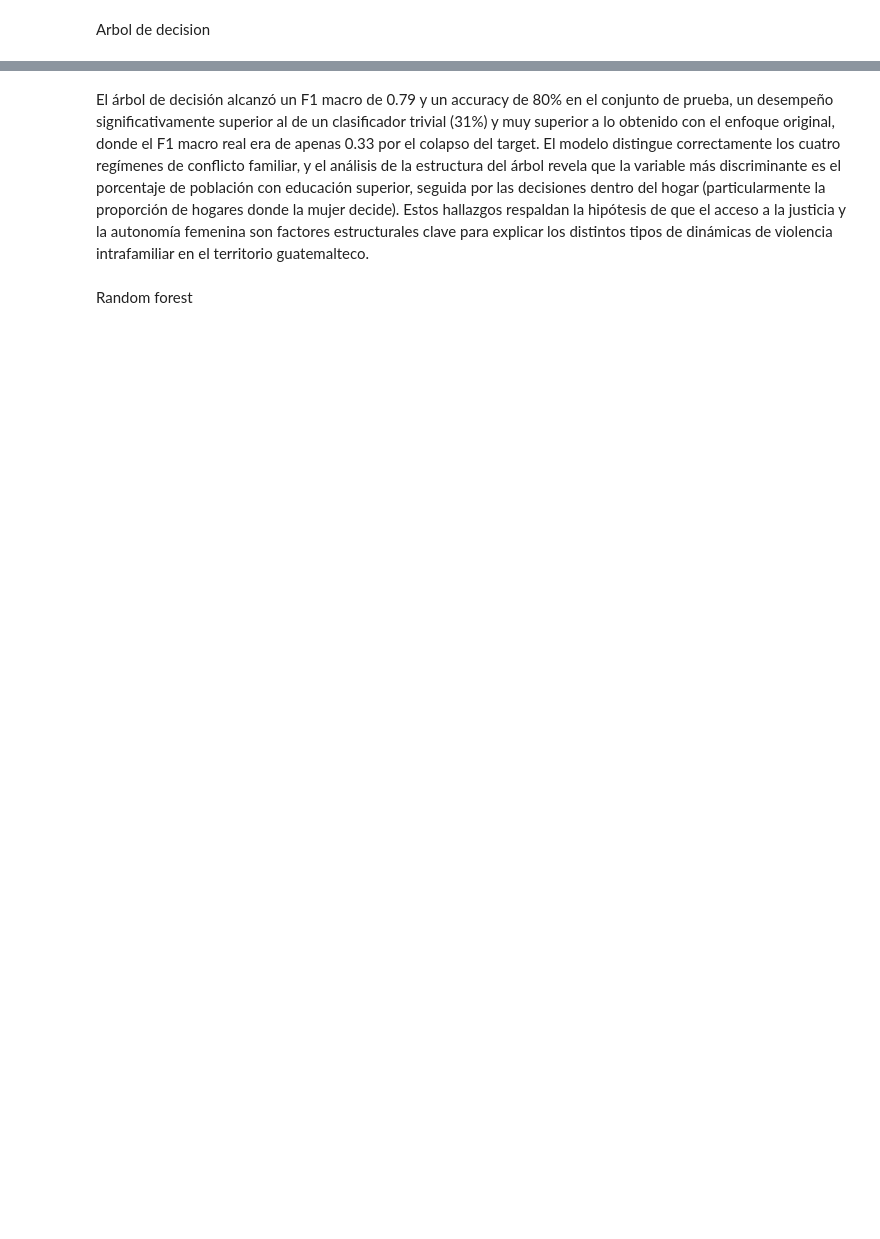
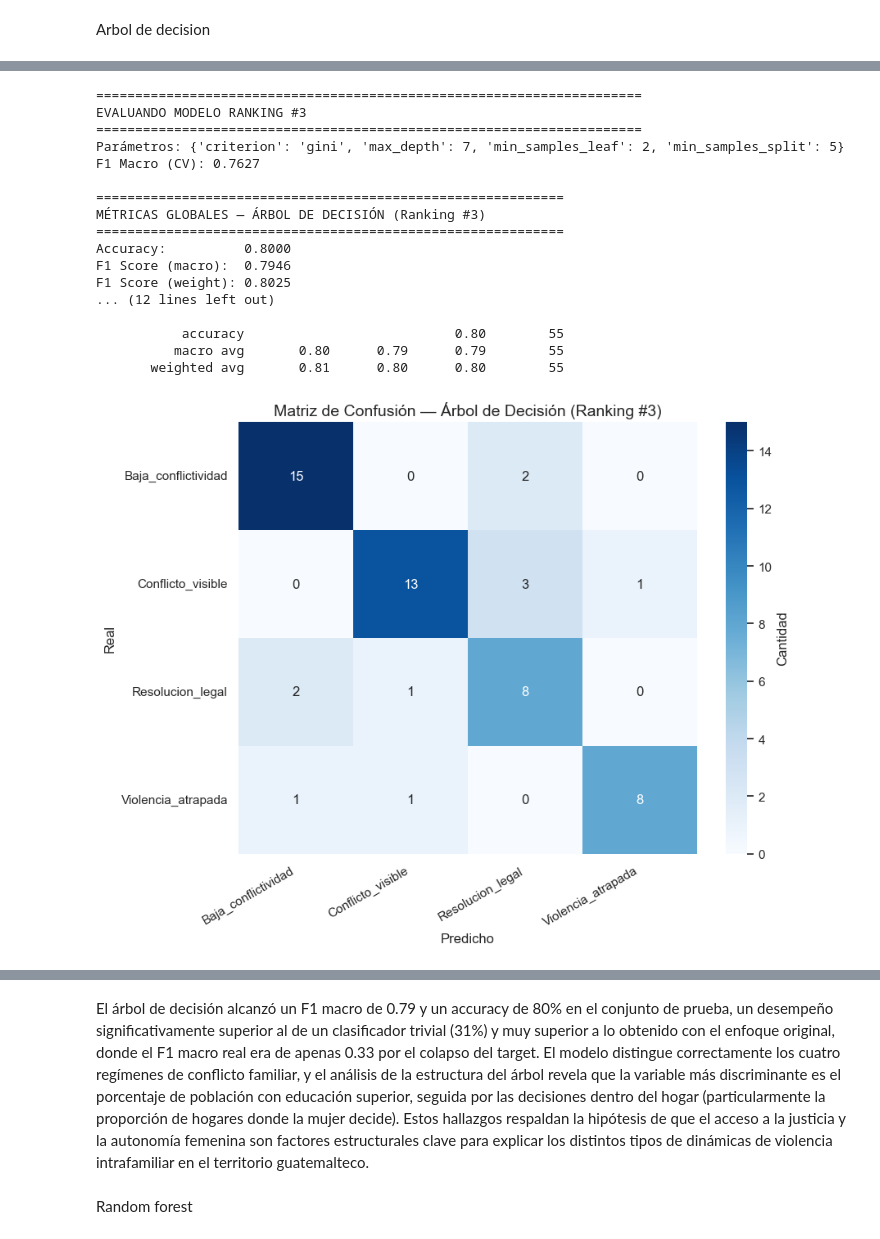
Before and after one commit to Vann06/MD_Proyecto1, a Jupyter notebook: Modelos_Predictivos/cuatrovariables_predictivas.ipynb, the cells around one changed output, grey strips where cells are left out. Cells and saved outputs as stored; diff of their text form; code cells hidden in the pictures; blank space fills up the shorter version.

```diff
--- a/Modelos_Predictivos/cuatrovariables_predictivas.ipynb
+++ b/Modelos_Predictivos/cuatrovariables_predictivas.ipynb
@@ -315,0 +305,75 @@ Recall (macro):    0.7936
+# %%
+# ============================================================
+# EVALUAR UN MODELO ESPECÍFICO DEL TOP 3
+# ============================================================
+# 0 = Mejor modelo (ranking #1)
+# 1 = Segundo mejor modelo (ranking #2)
+# 2 = Tercer mejor modelo (ranking #3)
+
+POSICION = 2
+
+dt = top3_modelos[POSICION]
+params_actuales = top3_params[POSICION]
+score_cv_actual = top3_scores[POSICION]
+y_pred_dt = dt.predict(X_test_scaled)
+
+print("=" * 70)
+print(f"EVALUANDO MODELO RANKING #{POSICION + 1}")
+print("=" * 70)
+print(f"Parámetros: {params_actuales}")
+print(f"F1 Macro (CV): {score_cv_actual:.4f}\n")
+
+# Métricas globales
+print("=" * 60)
+print(f"MÉTRICAS GLOBALES — ÁRBOL DE DECISIÓN (Ranking #{POSICION + 1})")
+print("=" * 60)
+print(f"Accuracy:          {accuracy_score(y_test, y_pred_dt):.4f}")
+print(f"F1 Score (macro):  {f1_score(y_test, y_pred_dt, average='macro'):.4f}")
+print(f"F1 Score (weight): {f1_score(y_test, y_pred_dt, average='weighted'):.4f}")
+print(f"Precision (macro): {precision_score(y_test, y_pred_dt, average='macro', zero_division=0):.4f}")
+print(f"Recall (macro):    {recall_score(y_test, y_pred_dt, average='macro'):.4f}")
+
+print("\n" + "=" * 60)
+print("REPORTE POR CLASE")
+print("=" * 60)
+print(classification_report(y_test, y_pred_dt, target_names=le.classes_, zero_division=0))
+
+
+cm_dt = confusion_matrix(y_test, y_pred_dt)
+plt.figure(figsize=(9, 7))
+sns.heatmap(cm_dt, annot=True, fmt='d', cmap='Blues',
+            xticklabels=le.classes_, yticklabels=le.classes_,
+            cbar_kws={'label': 'Cantidad'})
+plt.title(f'Matriz de Confusión — Árbol de Decisión (Ranking #{POSICION + 1})', fontsize=14)
+plt.xlabel('Predicho')
+plt.ylabel('Real')
+plt.xticks(rotation=30, ha='right')
+plt.yticks(rotation=0)
+plt.tight_layout()
+plt.show()
+
+
+plt.figure(figsize=(22, 11))
+plot_tree(dt, feature_names=features, class_names=le.classes_,
+          filled=True, rounded=True, fontsize=9)
+plt.title(f"Reglas del Árbol (Ranking #{POSICION + 1}): ¿En qué régimen VIF-Divorcios cae el departamento?", fontsize=14)
+plt.show()
+# %% [output]
+======================================================================
+EVALUANDO MODELO RANKING #3
+======================================================================
+Parámetros: {'criterion': 'gini', 'max_depth': 7, 'min_samples_leaf': 2, 'min_samples_split': 5}
+F1 Macro (CV): 0.7627
+
+============================================================
+MÉTRICAS GLOBALES — ÁRBOL DE DECISIÓN (Ranking #3)
+============================================================
+Accuracy:          0.8000
+F1 Score (macro):  0.7946
+F1 Score (weight): 0.8025
+... (12 lines left out)
+
+           accuracy                           0.80        55
+          macro avg       0.80      0.79      0.79        55
+       weighted avg       0.81      0.80      0.80        55
+[figure, added]
```
Also changed, not shown: parts of 10 cells of this notebook, 2 other files.
